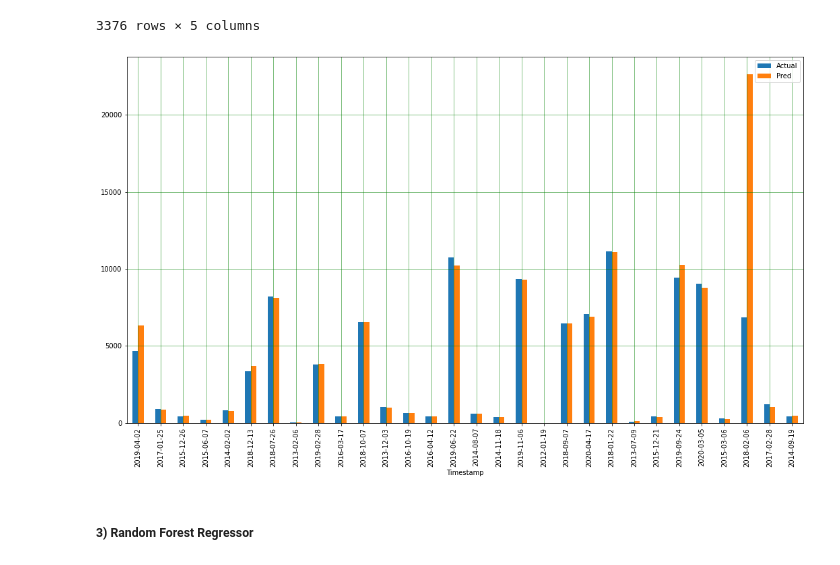
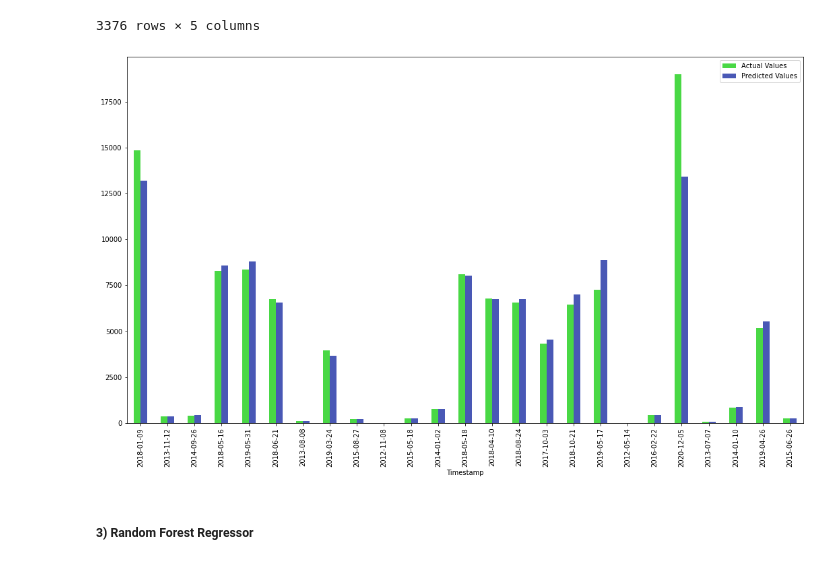
Before and after one commit to AshutoshBhawsar/Cryptocurrency-data-analysis-and-investing-strategies, a Jupyter notebook: code/phase2.ipynb, the cells around one changed output. Cells and saved outputs as stored; diff of their text form; code cells hidden in the pictures.

```diff
--- a/code/phase2.ipynb
+++ b/code/phase2.ipynb
@@ -115,19 +138,17 @@ df1
 # %%
 X=df1.drop(['Weighted_Price'],axis=1)
 Y=df1['Weighted_Price']
-x_train,x_test,y_train,y_test= train_test_split(X,Y,test_size=.25)
+x_train,x_test,y_train,y_test= train_test_split(X,Y,test_size=.15)
 # %%
-knn_regressor=KNeighborsRegressor(n_neighbors = 5)
-knn_model=knn_regressor.fit(x_train,y_train)
-y_knn_pred=knn_model.predict(x_test)
+knn_regressor_model=KNeighborsRegressor(n_neighbors = 7)
+btc_data_knn=knn_regressor_model.fit(x_train,y_train)
+predicted_y=btc_data_knn.predict(x_test)
 # %%
-plot_knn_df=pd.DataFrame({'Actual':y_test,'Pred':y_knn_pred})
-plot_knn_df.tail(30).plot(kind='bar',figsize=(18,10))
-plt.grid(which='major', linestyle='-', linewidth='0.5', color='green')
-plt.grid(which='minor', linestyle=':', linewidth='0.5', color='black')
+knn_plot=pd.DataFrame({'Actual Values':y_test,'Predicted Values':predicted_y})
+knn_plot.tail(25).plot(kind='bar',figsize=(18,10), color=['#49D845', '#4958B5'])
 plt.show()
 # %% [output]
-[figure, old version]
+[figure, new version]
 # %% [markdown]
 ##### **3) Random Forest Regressor**
 # %%
```
Also changed, not shown: parts of 30 cells of this notebook.
